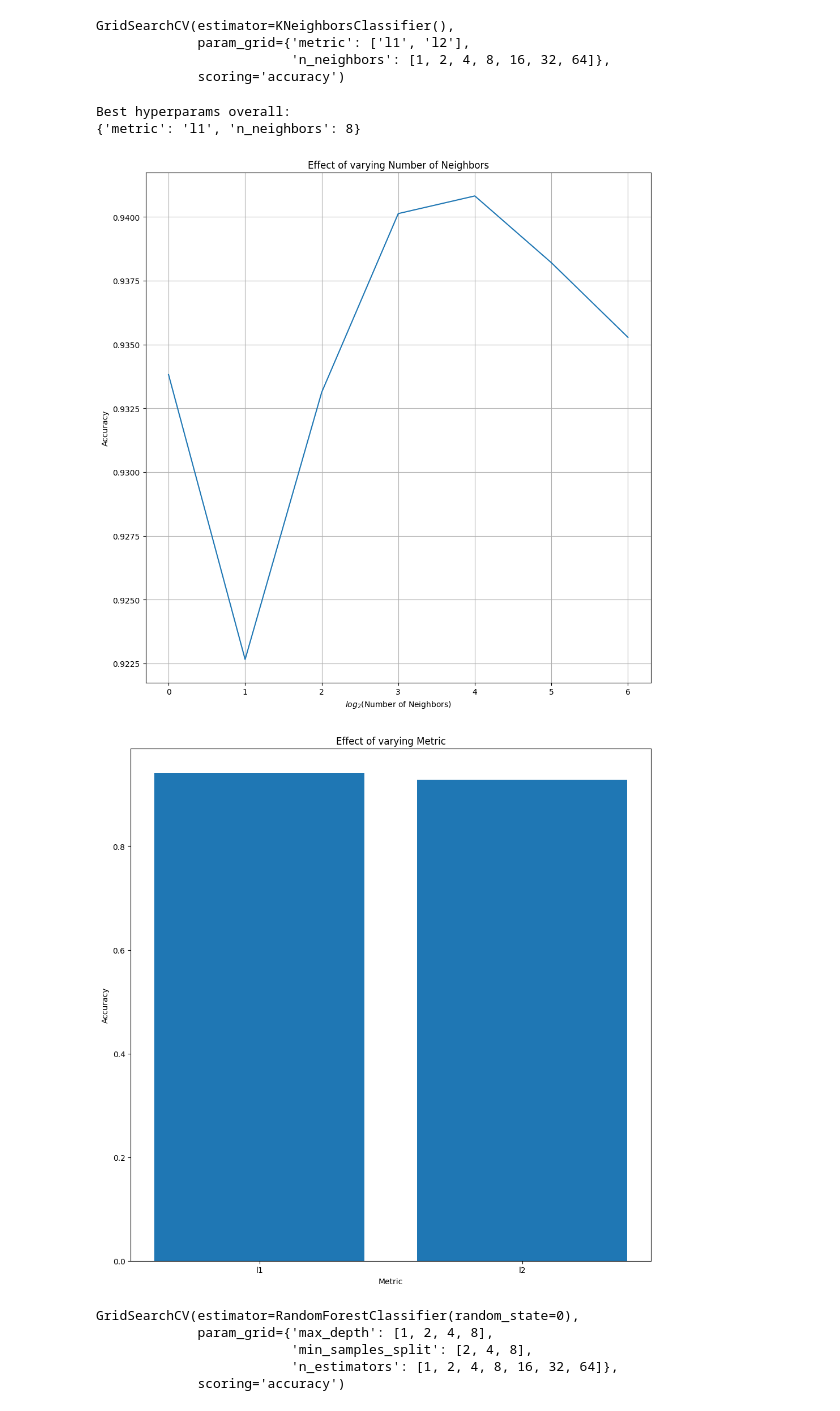
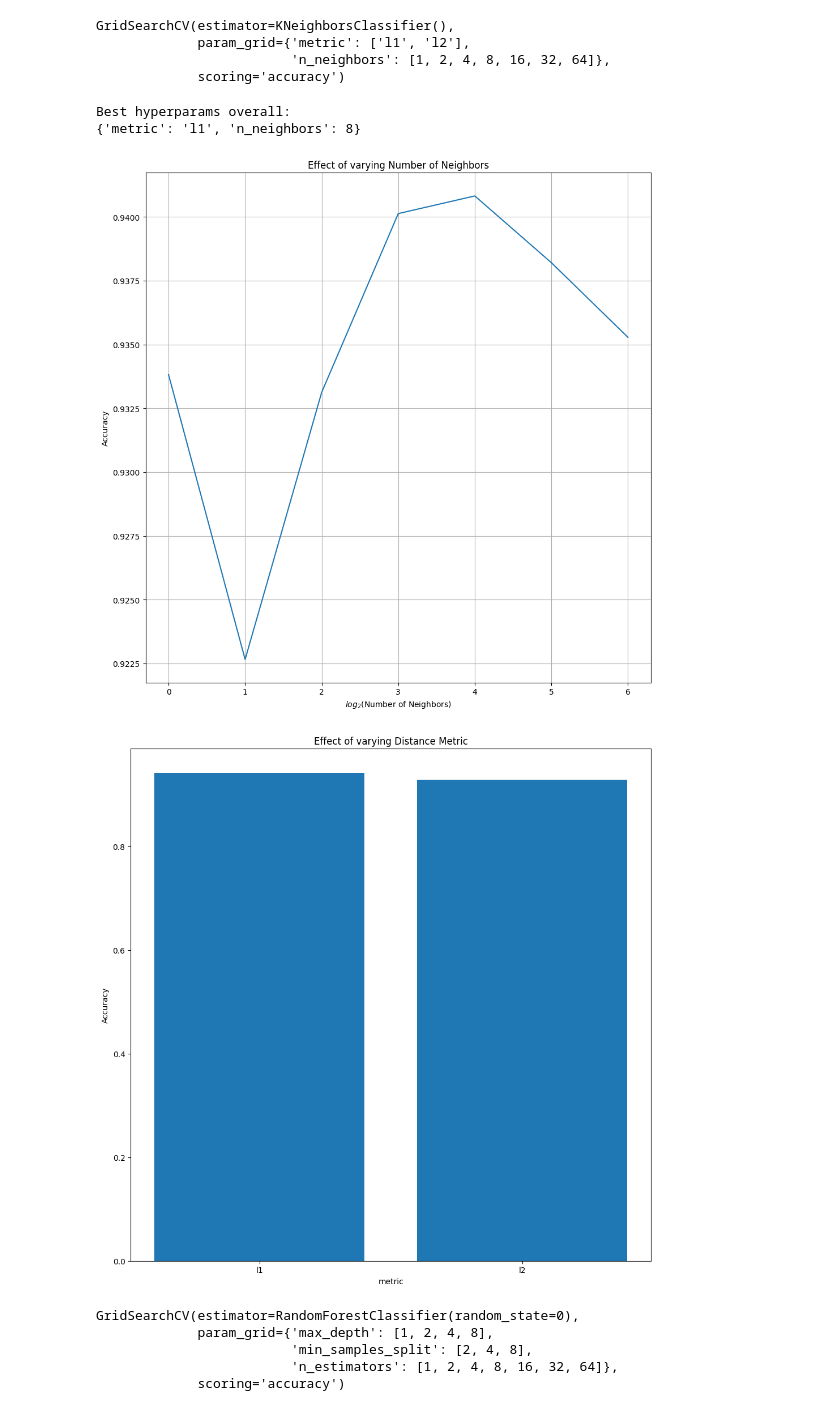
Before and after one commit to COSC5557/hyperparameter-optimization-Mikey-E, a Jupyter notebook: HPO.ipynb, the cells around one changed output. Saved outputs shown, nothing was run; the diff lists cells and outputs as text; code cells hidden in the pictures.

```diff
--- a/HPO.ipynb
+++ b/HPO.ipynb
@@ -53,6 +54,18 @@ min         0.000000
 75%         1.000000
 max         1.000000
 Name: quality, dtype: float64
+# %%
+#Create decoder for hyperparam values between variable names and human-readable (mostly for graphs)
+hp_decoder = {
+    "max_depth": "Max Depth",
+    "min_samples_split": "Min Samples for Split",
+    "n_estimators" :    "Number of Trees",
+    "C" : "C",
+    "kernel" : "Kernel Type",
+    "penalty" : "Penalty Type",
+    "n_neighbors" : "Number of Neighbors",
+    "metric" : "Distance Metric",
+}
 # %%
 #Function to create graphs of average hyperparameter performance and also display best config
 
@@ -79,6 +92,8 @@ def evaluate(best_params,
 
     file_path = "graphs/" + model_type + "/"
 
+    param_evals = {}
+
     for hyperparam_list, exponents, cv_results, name in hyperparam_data:
         avgs = []
         for candidate in hyperparam_list:
@@ -86,6 +101,8 @@ def evaluate(best_params,
             hyperparam_performances = [performances[index] for index in indexes]
             avg = sum(hyperparam_performances)/len(hyperparam_performances)
             avgs.append(avg)
+
+        param_evals[name] = avgs
 
         plt.figure(figsize=(10,10))
         if exponents != None:
@@ -95,14 +112,16 @@ def evaluate(best_params,
         else: #categorical hyperparam
             plt.bar(hyperparam_list, avgs)
             plt.tight_layout()
-        plt.title("Effect of varying " + name)
-        plt.xlabel(name if exponents == None else "$log_2$(" + name + ")")
+        plt.title("Effect of varying " + hp_decoder[name])
+        plt.xlabel(name if exponents == None else "$log_2$(" + hp_decoder[name] + ")")
         plt.ylabel("Negative Loss" if is_regression else "Accuracy")
         plt.tight_layout()
         plt.savefig(file_path + model_type + "_" + name)
 
     print("Best hyperparams overall:")
     print(best_params)
+
+    return param_evals
 # %%
 #Model 1 - Decision Tree
 
@@ -357,19 +376,19 @@ Best hyperparams overall:
 from sklearn.neighbors import KNeighborsClassifier
 
 #Hyperparams - exponential grid-search
-hp_list_n_neighbors_exponents = [i for i in range(0,7)]
-hp_list_n_neighbors = [2**i for i in hp_list_n_neighbors_exponents]
+hp_list_n_neighbors_exponents_KNN = [i for i in range(0,7)]
+hp_list_n_neighbors_KNN = [2**i for i in hp_list_n_neighbors_exponents_KNN]
 
-hp_list_metric = ['l1', 'l2']
+hp_list_metric_KNN = ['l1', 'l2']
 
-parameters = {
-    'n_neighbors' : hp_list_n_neighbors,
-    'metric' : hp_list_metric,
+params_inputs_KNN = {
+    'n_neighbors' : hp_list_n_neighbors_KNN,
+    'metric' : hp_list_metric_KNN,
 }
 # %%
 #Training (takes about 2 seconds)
 KNN = KNeighborsClassifier()
-GS = GridSearchCV(KNN, parameters, scoring='accuracy')
+GS = GridSearchCV(KNN, params_inputs_KNN, scoring='accuracy')
 GS.fit(features_all.to_numpy(), target_all.to_numpy())
 # %% [output]
 GridSearchCV(estimator=KNeighborsClassifier(),
@@ -379,25 +398,25 @@ GridSearchCV(estimator=KNeighborsClassifier(),
 # %%
 #Now to plot how the hyperparams change the model performance (on average)
 
 #First to get lists of what params were used at each run
 cv_n_neighbors = GS.cv_results_['param_n_neighbors']
 cv_metric = GS.cv_results_['param_metric']
 
 #And the score obtained at that run
 performances = GS.cv_results_['mean_test_score']
 
 #Group hyperparam data pre-evaluation
 hyperparam_data = [
-    (hp_list_n_neighbors, hp_list_n_neighbors_exponents, cv_n_neighbors, "Number of Neighbors"),
-    (hp_list_metric, None, cv_metric, "Metric"),
+    (hp_list_n_neighbors_KNN, hp_list_n_neighbors_exponents_KNN, cv_n_neighbors, "n_neighbors"),
+    (hp_list_metric_KNN, None, cv_metric, "metric"),
 ]
 
-evaluate(GS.best_params_, hyperparam_data, performances, "KNN", is_regression=False)
+params_evals_KNN = evaluate(GS.best_params_, hyperparam_data, performances, "KNN", is_regression=False)
 # %% [output]
 Best hyperparams overall:
 {'metric': 'l1', 'n_neighbors': 8}
 [figure]
-[figure, old version]
+[figure, new version]
 # %%
 #Naive Bayes is often considered to have no hyperparams so it will be skipped
 # %%
```
Also changed, not shown: parts of 24 cells of this notebook, 24 other files.
